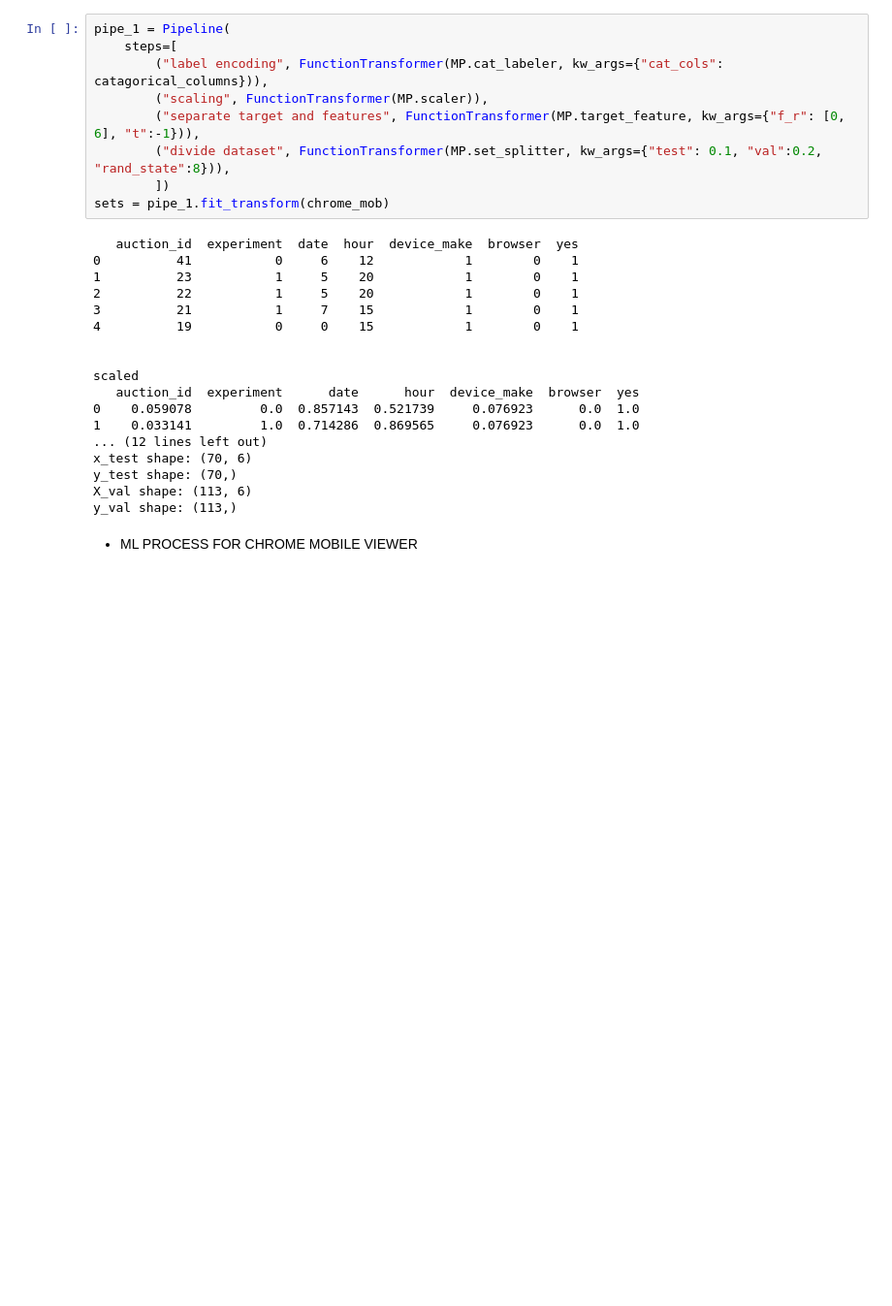
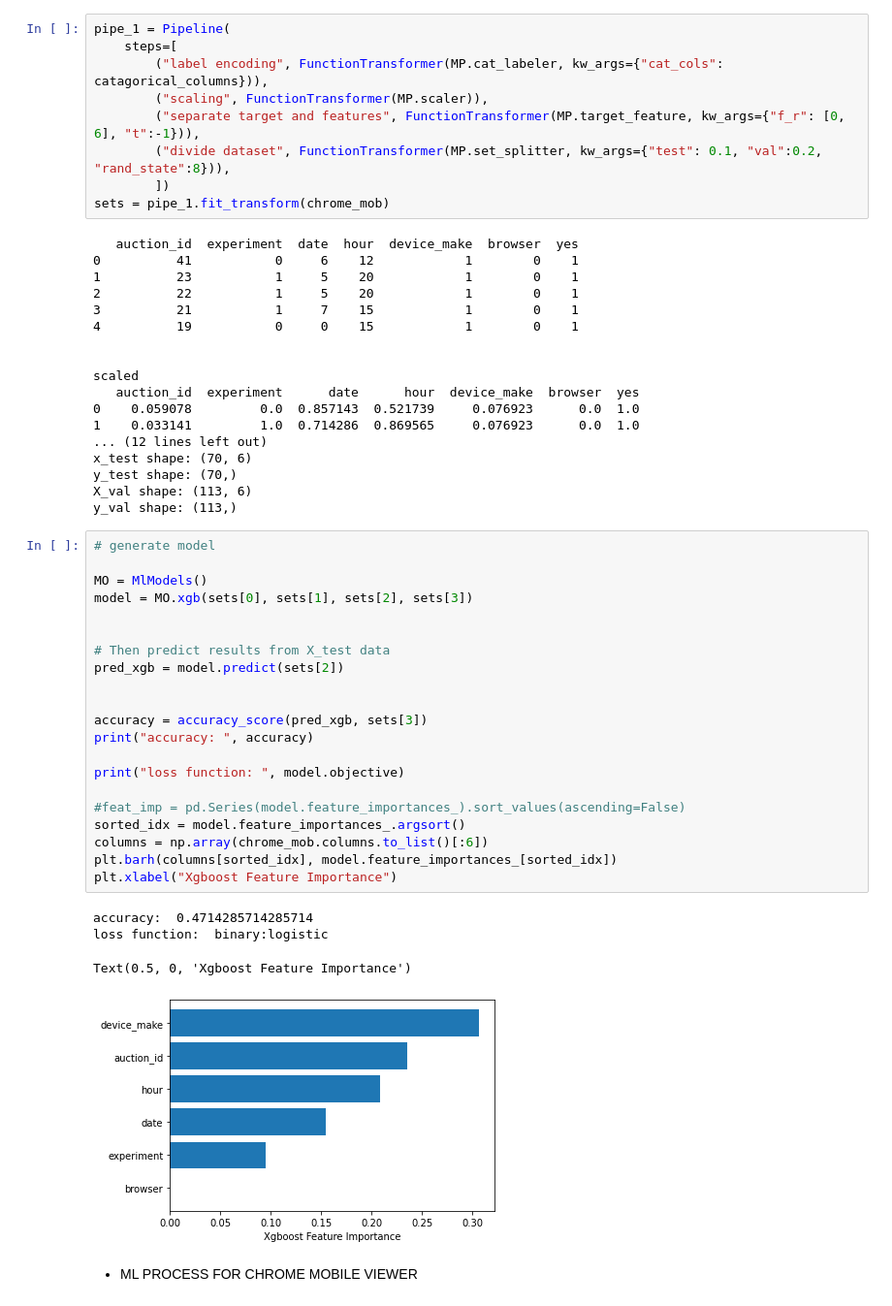
Before and after one commit to sel6/abtest-mlops, a Jupyter notebook: notebooks/ml_modelling.ipynb, the cells around one changed output. Shown: that part at 97% size. Saved outputs shown, nothing was run; the diff lists cells and outputs as text; blank space fills up the shorter version.

Commit message:
add some models

```diff
--- a/notebooks/ml_modelling.ipynb
+++ b/notebooks/ml_modelling.ipynb
@@ -142,6 +147,32 @@ x_test shape: (70, 6)
 y_test shape: (70,)
 X_val shape: (113, 6)
 y_val shape: (113,)
+# %%
+# generate model
+
+MO = MlModels()
+model = MO.xgb(sets[0], sets[1], sets[2], sets[3])
+
+
+# Then predict results from X_test data
+pred_xgb = model.predict(sets[2])
+
+
+accuracy = accuracy_score(pred_xgb, sets[3])
+print("accuracy: ", accuracy)
+
+print("loss function: ", model.objective)
+
+#feat_imp = pd.Series(model.feature_importances_).sort_values(ascending=False)
+sorted_idx = model.feature_importances_.argsort()
+columns = np.array(chrome_mob.columns.to_list()[:6])
+plt.barh(columns[sorted_idx], model.feature_importances_[sorted_idx])
+plt.xlabel("Xgboost Feature Importance")
+# %% [output]
+accuracy:  0.4714285714285714
+loss function:  binary:logistic
+Text(0.5, 0, 'Xgboost Feature Importance')
+[figure, added]
 # %% [markdown]
 * ML PROCESS FOR CHROME MOBILE VIEWER
 # %%
```
Also changed, not shown: parts of 4 cells of this notebook.
